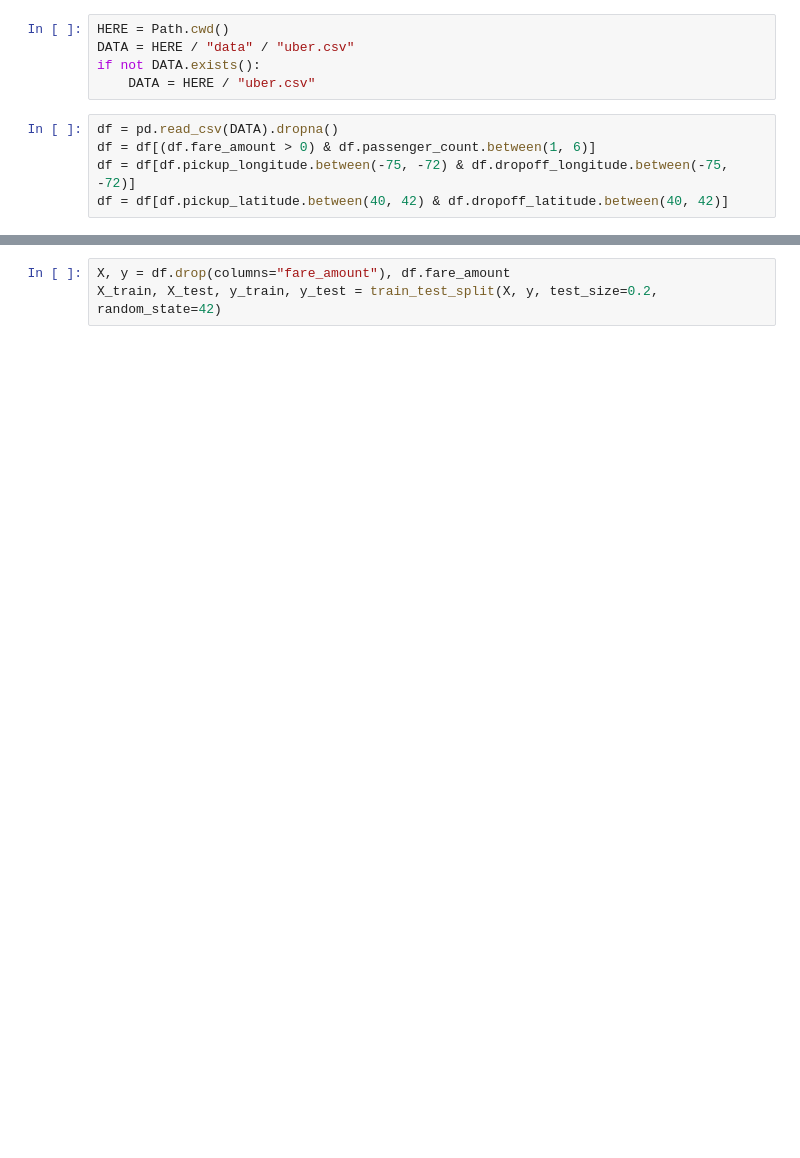
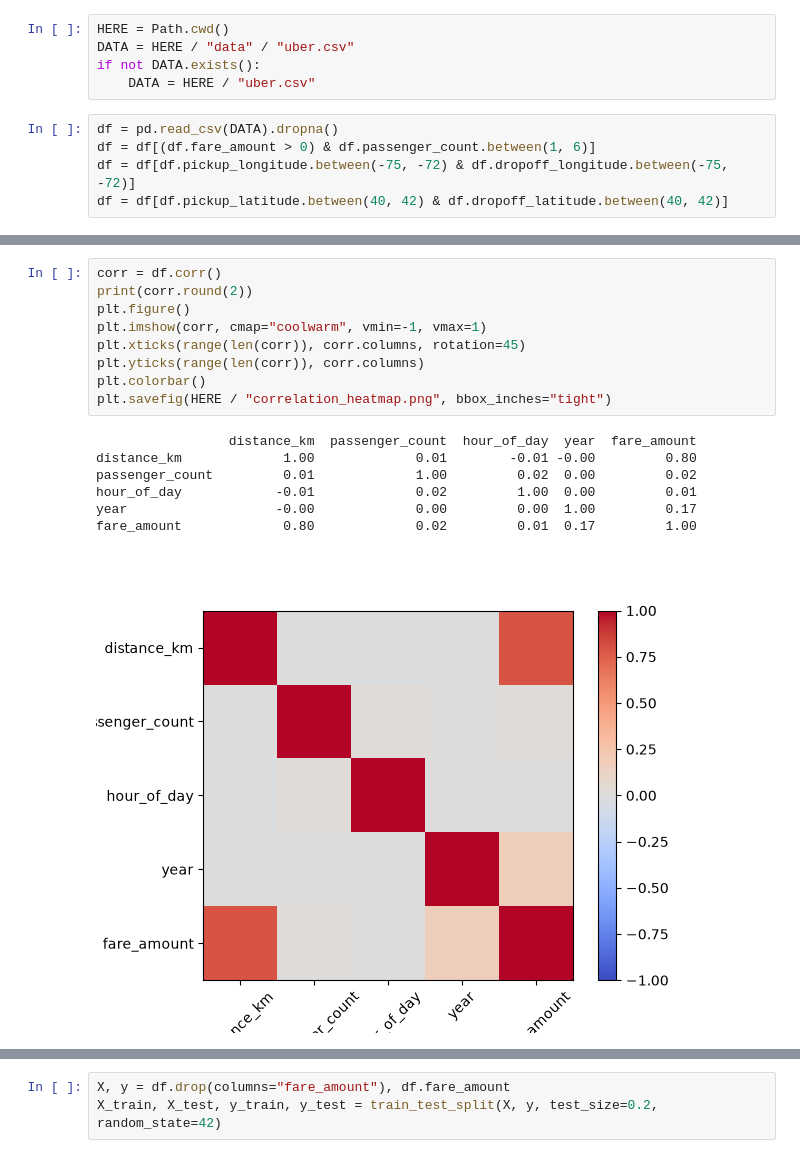
Before and after one commit to AdiGo112/Curricular, a Jupyter notebook: LP3/ML/1_UberRidePricePrediction.ipynb, the cells around one changed output, grey strips where cells are left out. Drawn from its saved outputs; the diff is of its cells as text; blank space fills up the shorter version.

```diff
--- a/LP3/ML/1_UberRidePricePrediction.ipynb
+++ b/LP3/ML/1_UberRidePricePrediction.ipynb
@@ -41,0 +43,17 @@ fare_amount             0.71             0.01        -0.01         1.00
+# %%
+corr = df.corr()
+print(corr.round(2))
+plt.figure()
+plt.imshow(corr, cmap="coolwarm", vmin=-1, vmax=1)
+plt.xticks(range(len(corr)), corr.columns, rotation=45)
+plt.yticks(range(len(corr)), corr.columns)
+plt.colorbar()
+plt.savefig(HERE / "correlation_heatmap.png", bbox_inches="tight")
+# %% [output]
+                 distance_km  passenger_count  hour_of_day  year  fare_amount
+distance_km             1.00             0.01        -0.01 -0.00         0.80
+passenger_count         0.01             1.00         0.02  0.00         0.02
+hour_of_day            -0.01             0.02         1.00  0.00         0.01
+year                   -0.00             0.00         0.00  1.00         0.17
+fare_amount             0.80             0.02         0.01  0.17         1.00
+[figure, added]
```
Also changed, not shown: parts of 7 cells of this notebook, 16 other files.
